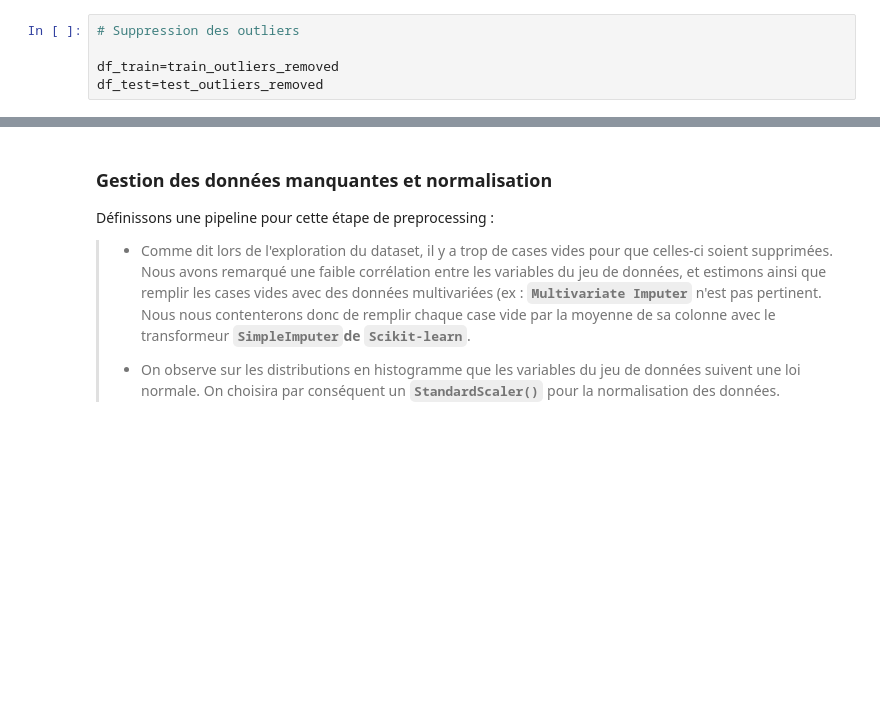
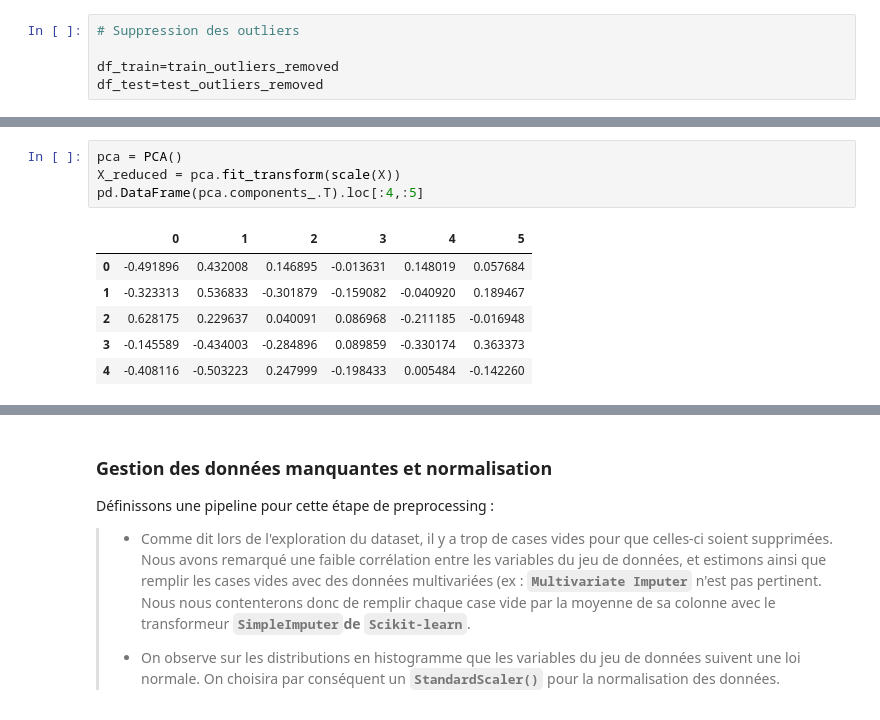
Before and after one commit to bidouze/CleanWaterData, a Jupyter notebook: Eau potable.ipynb, the cells around one changed output, grey strips where cells are left out. Drawn from its saved outputs; the diff is of its cells as text; blank space fills up the shorter version.

```diff
--- a/Eau potable.ipynb
+++ b/Eau potable.ipynb
@@ -252,0 +261,11 @@ df_test=test_outliers_removed
+# %%
+pca = PCA()
+X_reduced = pca.fit_transform(scale(X))
+pd.DataFrame(pca.components_.T).loc[:4,:5]
+# %% [output]
+|  | 0 | 1 | 2 | 3 | 4 | 5 |
+| 0 | -0.491896 | 0.432008 | 0.146895 | -0.013631 | 0.148019 | 0.057684 |
+| 1 | -0.323313 | 0.536833 | -0.301879 | -0.159082 | -0.040920 | 0.189467 |
+| 2 | 0.628175 | 0.229637 | 0.040091 | 0.086968 | -0.211185 | -0.016948 |
+| 3 | -0.145589 | -0.434003 | -0.284896 | 0.089859 | -0.330174 | 0.363373 |
+| 4 | -0.408116 | -0.503223 | 0.247999 | -0.198433 | 0.005484 | -0.142260 |
```
Also changed, not shown: parts of 8 cells of this notebook.
